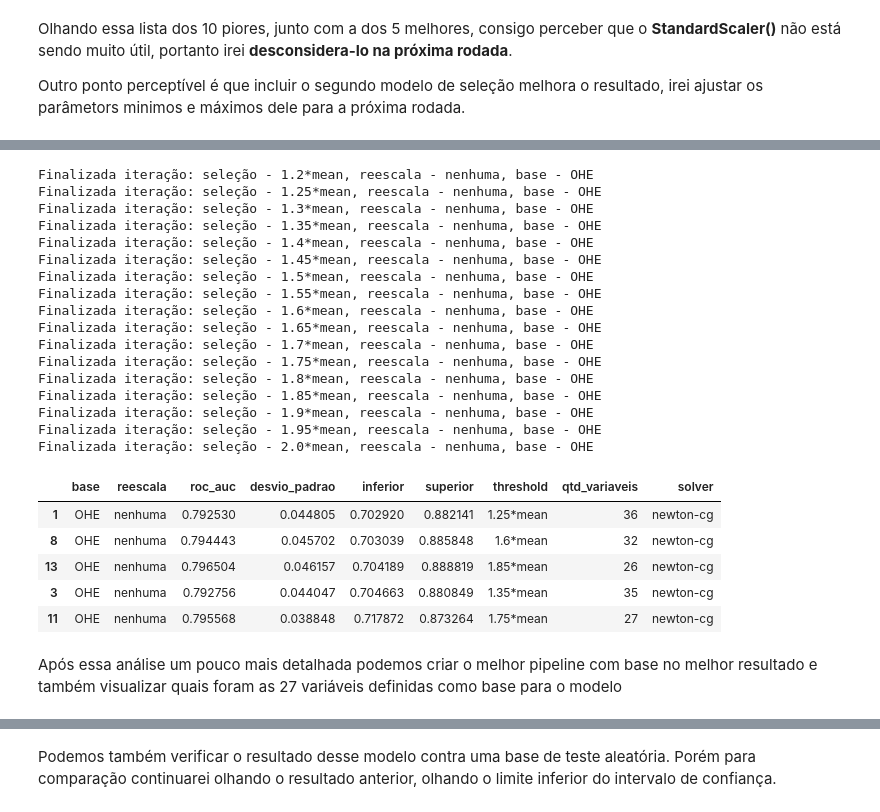
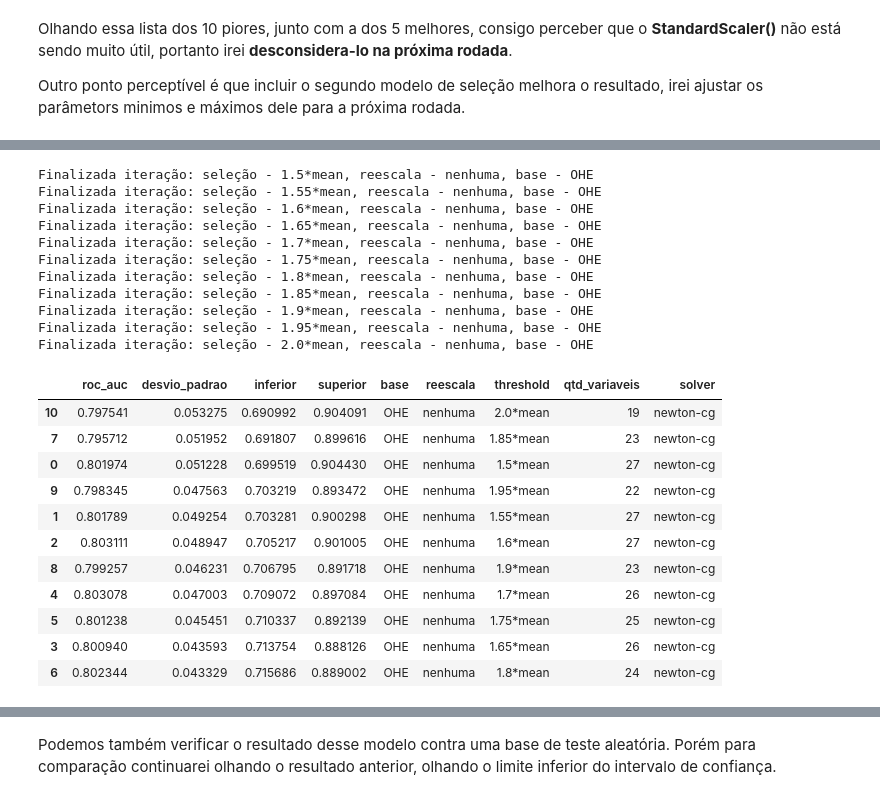
Before and after one commit to ViniciusCastillo/BootcampAlura_ProjetoModulo5, a Jupyter notebook: Notebooks/Seleciona_Modelo.ipynb, the cells around one changed output, grey strips where cells are left out. Saved outputs shown, nothing was run; the diff lists cells and outputs as text; code cells hidden in the pictures.

```diff
--- a/Notebooks/Seleciona_Modelo.ipynb
+++ b/Notebooks/Seleciona_Modelo.ipynb
@@ -201,29 +186,29 @@ Também irei focar numa faixa mais entre 1,2 e 2 do ponto médio da seleção co
 # %%
-selecao_LR.testa_parametros({'solver': ['newton-cg']},metrica='roc_auc', lista_dados=[(dados_OHE_0_2,'OHE')],
-                            selecao_menor=20, selecao_maior=100, passo=5, n_repeats=30)
+testes  = {'solver': ['newton-cg', 'lbfgs', 'liblinear', 'sag', 'saga']}
+a = selecao_LR.testa_parametros({'solver': ['newton-cg','saga']},metrica='roc_auc', lista_dados=[(dados_OHE_0_2,'OHE')],
+                            selecao_menor=50, selecao_maior=100, passo=5, n_repeats=30)
+selecao_LR.classifica_resultados()
 # %% [output]
-Finalizada iteração: seleção - 1.2*mean, reescala - nenhuma, base - OHE
-Finalizada iteração: seleção - 1.25*mean, reescala - nenhuma, base - OHE
-Finalizada iteração: seleção - 1.3*mean, reescala - nenhuma, base - OHE
-Finalizada iteração: seleção - 1.35*mean, reescala - nenhuma, base - OHE
-Finalizada iteração: seleção - 1.4*mean, reescala - nenhuma, base - OHE
-Finalizada iteração: seleção - 1.45*mean, reescala - nenhuma, base - OHE
 Finalizada iteração: seleção - 1.5*mean, reescala - nenhuma, base - OHE
 Finalizada iteração: seleção - 1.55*mean, reescala - nenhuma, base - OHE
 Finalizada iteração: seleção - 1.6*mean, reescala - nenhuma, base - OHE
 Finalizada iteração: seleção - 1.65*mean, reescala - nenhuma, base - OHE
 Finalizada iteração: seleção - 1.7*mean, reescala - nenhuma, base - OHE
 Finalizada iteração: seleção - 1.75*mean, reescala - nenhuma, base - OHE
 Finalizada iteração: seleção - 1.8*mean, reescala - nenhuma, base - OHE
 Finalizada iteração: seleção - 1.85*mean, reescala - nenhuma, base - OHE
 Finalizada iteração: seleção - 1.9*mean, reescala - nenhuma, base - OHE
 Finalizada iteração: seleção - 1.95*mean, reescala - nenhuma, base - OHE
 Finalizada iteração: seleção - 2.0*mean, reescala - nenhuma, base - OHE
-|  | base | reescala | roc_auc | desvio_padrao | inferior | superior | threshold | qtd_variaveis | solver |
-| 1 | OHE | nenhuma | 0.792530 | 0.044805 | 0.702920 | 0.882141 | 1.25*mean | 36 | newton-cg |
-| 8 | OHE | nenhuma | 0.794443 | 0.045702 | 0.703039 | 0.885848 | 1.6*mean | 32 | newton-cg |
-| 13 | OHE | nenhuma | 0.796504 | 0.046157 | 0.704189 | 0.888819 | 1.85*mean | 26 | newton-cg |
-| 3 | OHE | nenhuma | 0.792756 | 0.044047 | 0.704663 | 0.880849 | 1.35*mean | 35 | newton-cg |
-| 11 | OHE | nenhuma | 0.795568 | 0.038848 | 0.717872 | 0.873264 | 1.75*mean | 27 | newton-cg |
+|  | roc_auc | desvio_padrao | inferior | superior | base | reescala | threshold | qtd_variaveis | solver |
+| 10 | 0.797541 | 0.053275 | 0.690992 | 0.904091 | OHE | nenhuma | 2.0*mean | 19 | newton-cg |
+| 7 | 0.795712 | 0.051952 | 0.691807 | 0.899616 | OHE | nenhuma | 1.85*mean | 23 | newton-cg |
+| 0 | 0.801974 | 0.051228 | 0.699519 | 0.904430 | OHE | nenhuma | 1.5*mean | 27 | newton-cg |
+| 9 | 0.798345 | 0.047563 | 0.703219 | 0.893472 | OHE | nenhuma | 1.95*mean | 22 | newton-cg |
+| 1 | 0.801789 | 0.049254 | 0.703281 | 0.900298 | OHE | nenhuma | 1.55*mean | 27 | newton-cg |
+| 2 | 0.803111 | 0.048947 | 0.705217 | 0.901005 | OHE | nenhuma | 1.6*mean | 27 | newton-cg |
+| 8 | 0.799257 | 0.046231 | 0.706795 | 0.891718 | OHE | nenhuma | 1.9*mean | 23 | newton-cg |
+| 4 | 0.803078 | 0.047003 | 0.709072 | 0.897084 | OHE | nenhuma | 1.7*mean | 26 | newton-cg |
+| 5 | 0.801238 | 0.045451 | 0.710337 | 0.892139 | OHE | nenhuma | 1.75*mean | 25 | newton-cg |
+| 3 | 0.800940 | 0.043593 | 0.713754 | 0.888126 | OHE | nenhuma | 1.65*mean | 26 | newton-cg |
+| 6 | 0.802344 | 0.043329 | 0.715686 | 0.889002 | OHE | nenhuma | 1.8*mean | 24 | newton-cg |
-# %% [markdown]
-Após essa análise um pouco mais detalhada podemos criar o melhor pipeline com base no melhor resultado e também visualizar quais foram as 27 variáveis definidas como base para o modelo
```
Also changed, not shown: parts of 83 cells of this notebook.
